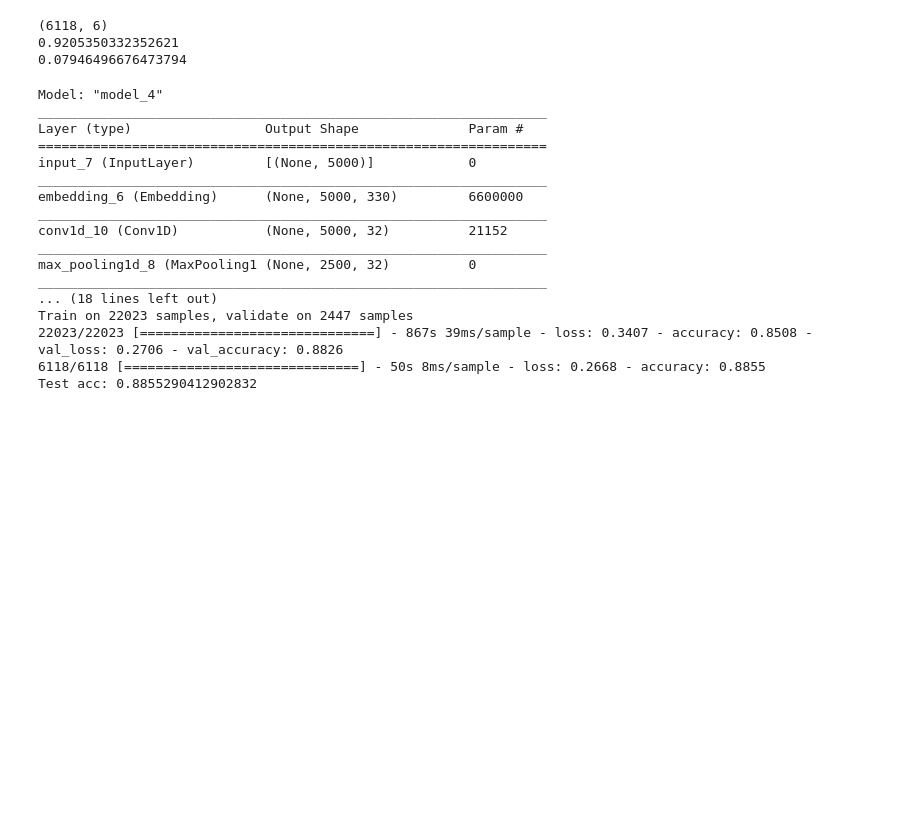
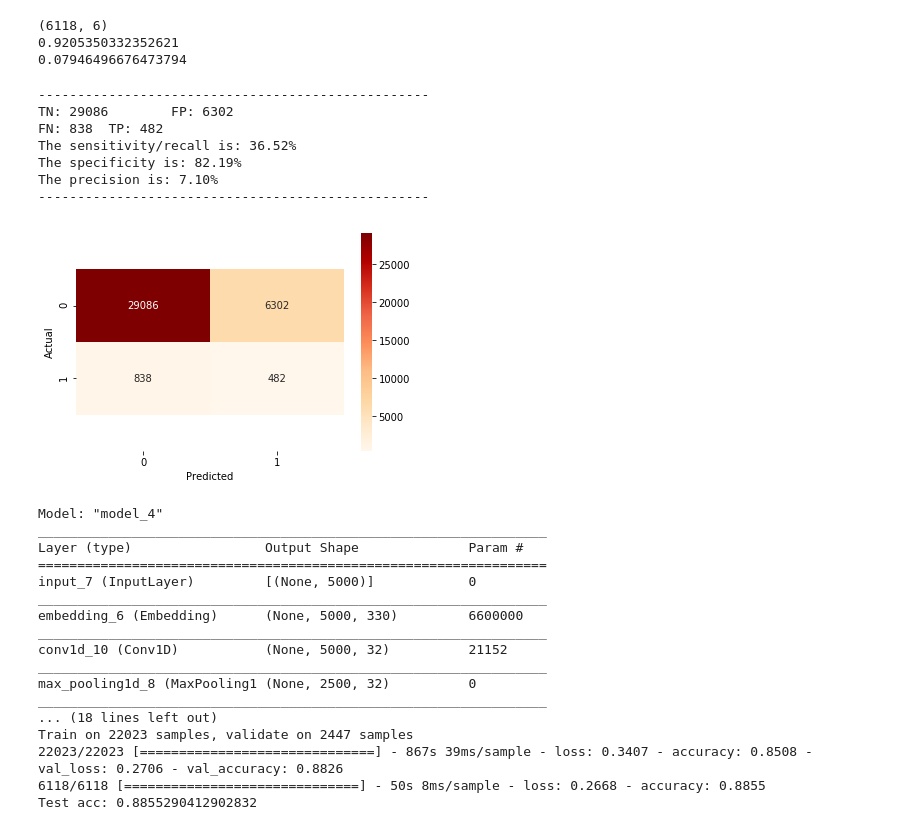
Before and after one commit to peturjokull/Gervigreind-Lokaverkefni, a Jupyter notebook: petur.ipynb, the cells around one changed output. Cells and saved outputs as stored; diff of their text form; code cells hidden in the pictures; blank space fills up the shorter version.

Commit message:
AUC metric og nyja typan af conf mat

```diff
--- a/petur.ipynb
+++ b/petur.ipynb
@@ -417,21 +417,31 @@ def plot_conf_mat(mat, cmap_="OrRd" ):
 # %%
 ### from sklearn.metrics import multilabel_confusion_matrix
 from sklearn.metrics import plot_confusion_matrix
 from sklearn.metrics import classification_report
+from sklearn.metrics import confusion_matrix
 
-totals_mat = confusion_matrix(y_test.astype(int)np.ravel(), y_pred_linear.ravel())
+totals_mat = confusion_matrix(y_test.astype(int).ravel(), predictions.astype(int).ravel())
 plot_conf_mat(totals_mat)
 
-conmat = multilabel_confusion_matrix(y_test.astype(int), predictions.astype(int))
-# print(conmat)
-for mat in conmat:
-    tn, fp, fn, tp  = mat.ravel()
-    print('-'*100)
-    print("TN: {}, FP: {}, FN: {}, TP: {}".format(tn, fp, fn, tp))
-    print("The sensitivity is: {:.3%}".format(tp/(tp+fn)))
-    print("The specificity is: {:.3%}".format(tn/(tn+fp)))
-    plot_heatmap(mat, 'Validation accuracy', 'Predicted', 'True Label',
-              (tn, fp), (fn,tp), np.min(mat), np.max(mat)-0.01)
+# conmat = multilabel_confusion_matrix(y_test.astype(int), predictions.astype(int))
+# # print(conmat)
+# for mat in conmat:
+#     tn, fp, fn, tp  = mat.ravel()
+#     print('-'*100)
+#     print("TN: {}, FP: {}, FN: {}, TP: {}".format(tn, fp, fn, tp))
+#     print("The sensitivity is: {:.3%}".format(tp/(tp+fn)))
+#     print("The specificity is: {:.3%}".format(tn/(tn+fp)))
+#     plot_heatmap(mat, 'Validation accuracy', 'Predicted', 'True Label',
+#               (tn, fp), (fn,tp), np.min(mat), np.max(mat)-0.01)
+# %% [output]
+--------------------------------------------------
+TN: 29086        FP: 6302
+FN: 838  TP: 482
+The sensitivity/recall is: 36.52%
+The specificity is: 82.19%
+The precision is: 7.10%
+--------------------------------------------------
+[figure, added]
 # %%
 inp = Input(shape=(max_comment_length,))
 model = Sequential()
```
